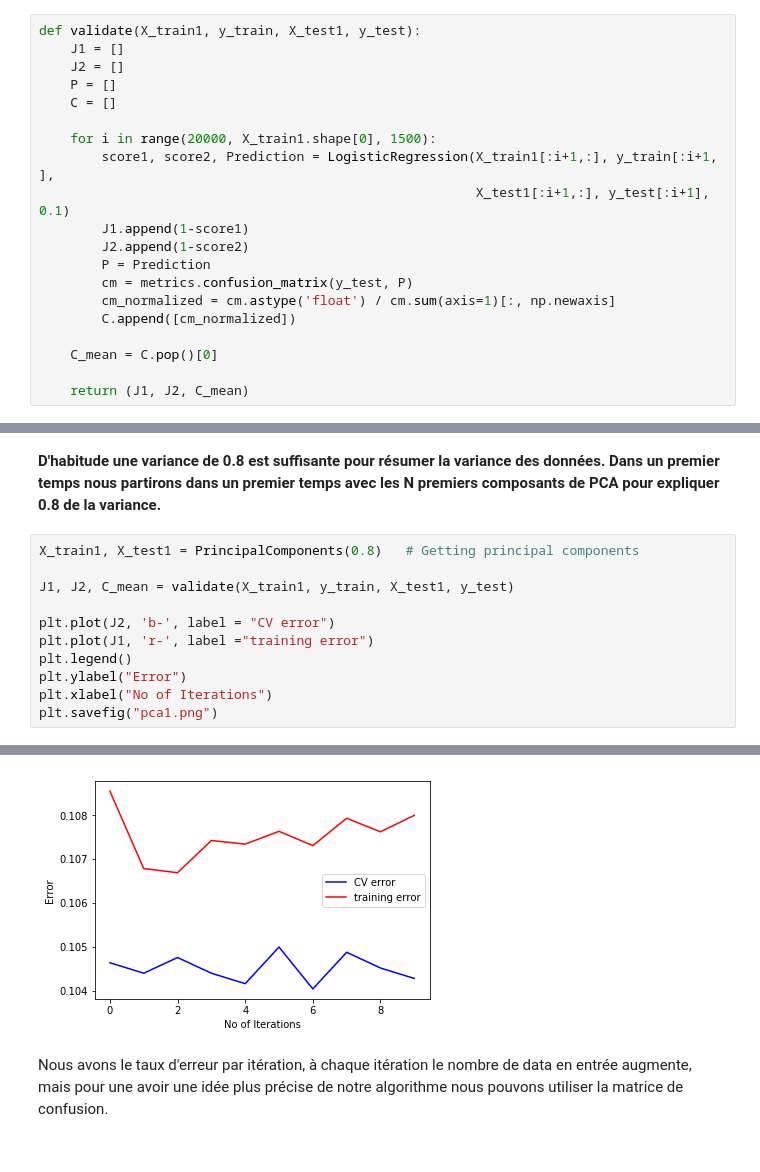
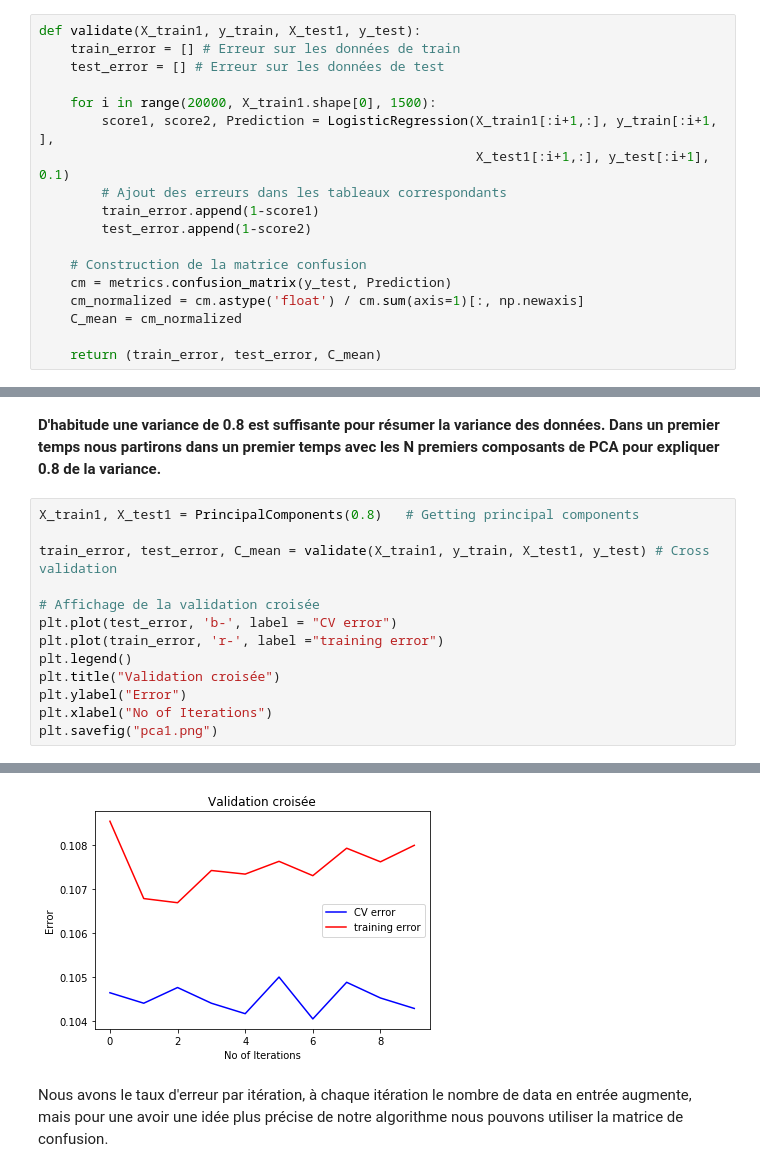
Before and after one commit to jnguyen1192/First-Kaggle-Notebook, a Jupyter notebook: kernel.ipynb, the cells around one changed output, grey strips where cells are left out. Drawn from its saved outputs; the diff is of its cells as text.

```diff
--- a/kernel.ipynb
+++ b/kernel.ipynb
@@ -397,20 +400,18 @@ Manque d'expliquer clairement c'est quoi la validation croisé mdr
 # %%
 def validate(X_train1, y_train, X_test1, y_test):
-    J1 = []
-    J2 = []
-    P = []
-    C = []
+    train_error = [] # Erreur sur les données de train
+    test_error = [] # Erreur sur les données de test
 
     for i in range(20000, X_train1.shape[0], 1500):
         score1, score2, Prediction = LogisticRegression(X_train1[:i+1,:], y_train[:i+1, ],
                                                         X_test1[:i+1,:], y_test[:i+1], 0.1)
-        J1.append(1-score1)
-        J2.append(1-score2)
-        P = Prediction
-        cm = metrics.confusion_matrix(y_test, P)
-        cm_normalized = cm.astype('float') / cm.sum(axis=1)[:, np.newaxis]
-        C.append([cm_normalized])
+        # Ajout des erreurs dans les tableaux correspondants
+        train_error.append(1-score1)
+        test_error.append(1-score2)
 
-    C_mean = C.pop()[0]
+    # Construction de la matrice confusion
+    cm = metrics.confusion_matrix(y_test, Prediction)
+    cm_normalized = cm.astype('float') / cm.sum(axis=1)[:, np.newaxis]
+    C_mean = cm_normalized
 
-    return (J1, J2, C_mean)
+    return (train_error, test_error, C_mean)
@@ -423,11 +426,13 @@ def validate(X_train1, y_train, X_test1, y_test):
 # %%
 X_train1, X_test1 = PrincipalComponents(0.8)   # Getting principal components
 
-J1, J2, C_mean = validate(X_train1, y_train, X_test1, y_test)
+train_error, test_error, C_mean = validate(X_train1, y_train, X_test1, y_test) # Cross validation
 
-plt.plot(J2, 'b-', label = "CV error")
-plt.plot(J1, 'r-', label ="training error")
+# Affichage de la validation croisée
+plt.plot(test_error, 'b-', label = "CV error")
+plt.plot(train_error, 'r-', label ="training error")
 plt.legend()
+plt.title("Validation croisée")
 plt.ylabel("Error")
 plt.xlabel("No of Iterations")
 plt.savefig("pca1.png")
@@ -452,4 +457,4 @@ penalty=  0.1
-[figure, old version]
+[figure, new version]
 # %% [markdown]
 Nous avons le taux d'erreur par itération, à chaque itération le nombre de data en entrée augmente, mais pour une avoir une idée plus précise de notre algorithme nous pouvons utiliser la matrice de confusion.
 # %% [markdown]
```
Also changed, not shown: parts of 13 cells of this notebook.
